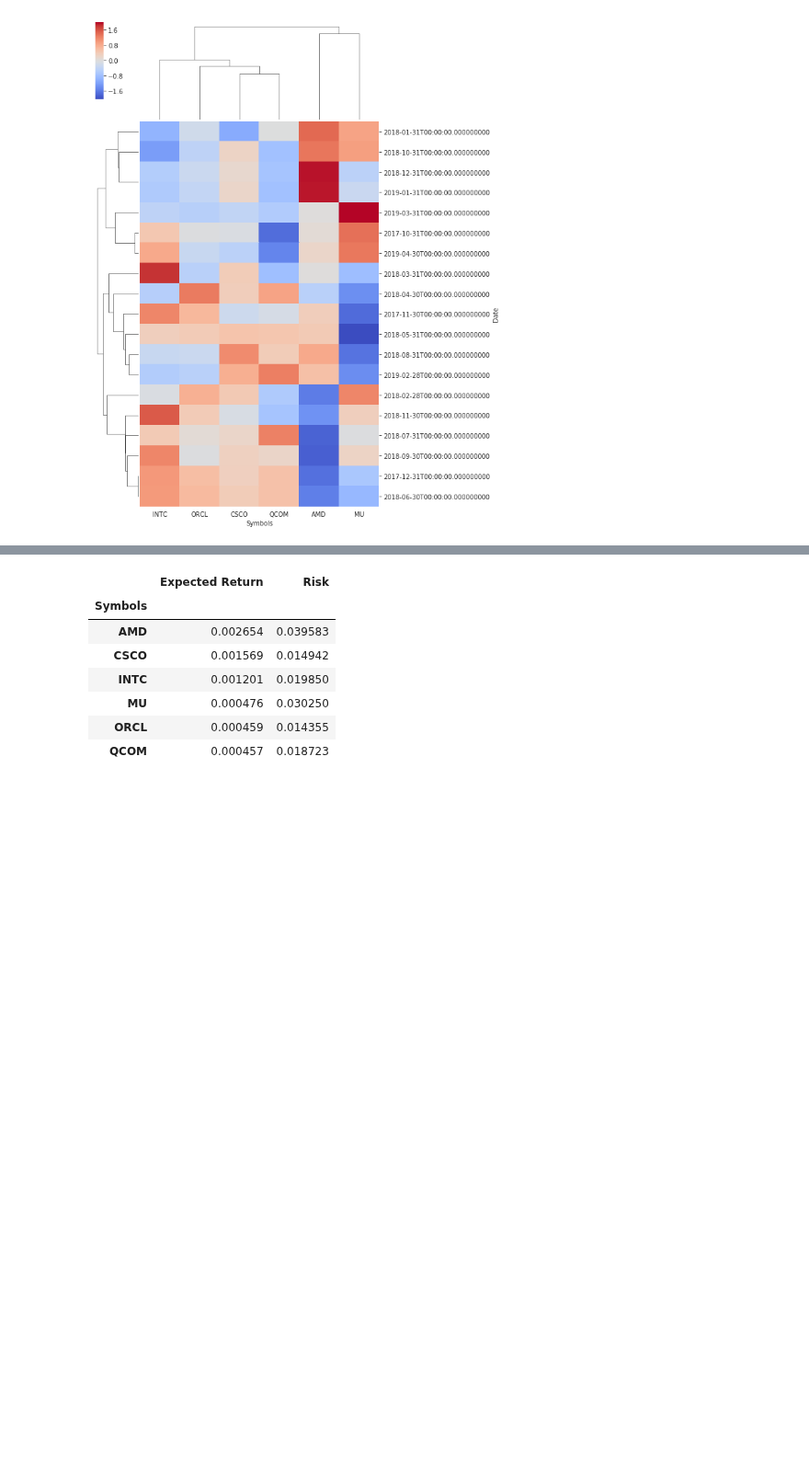
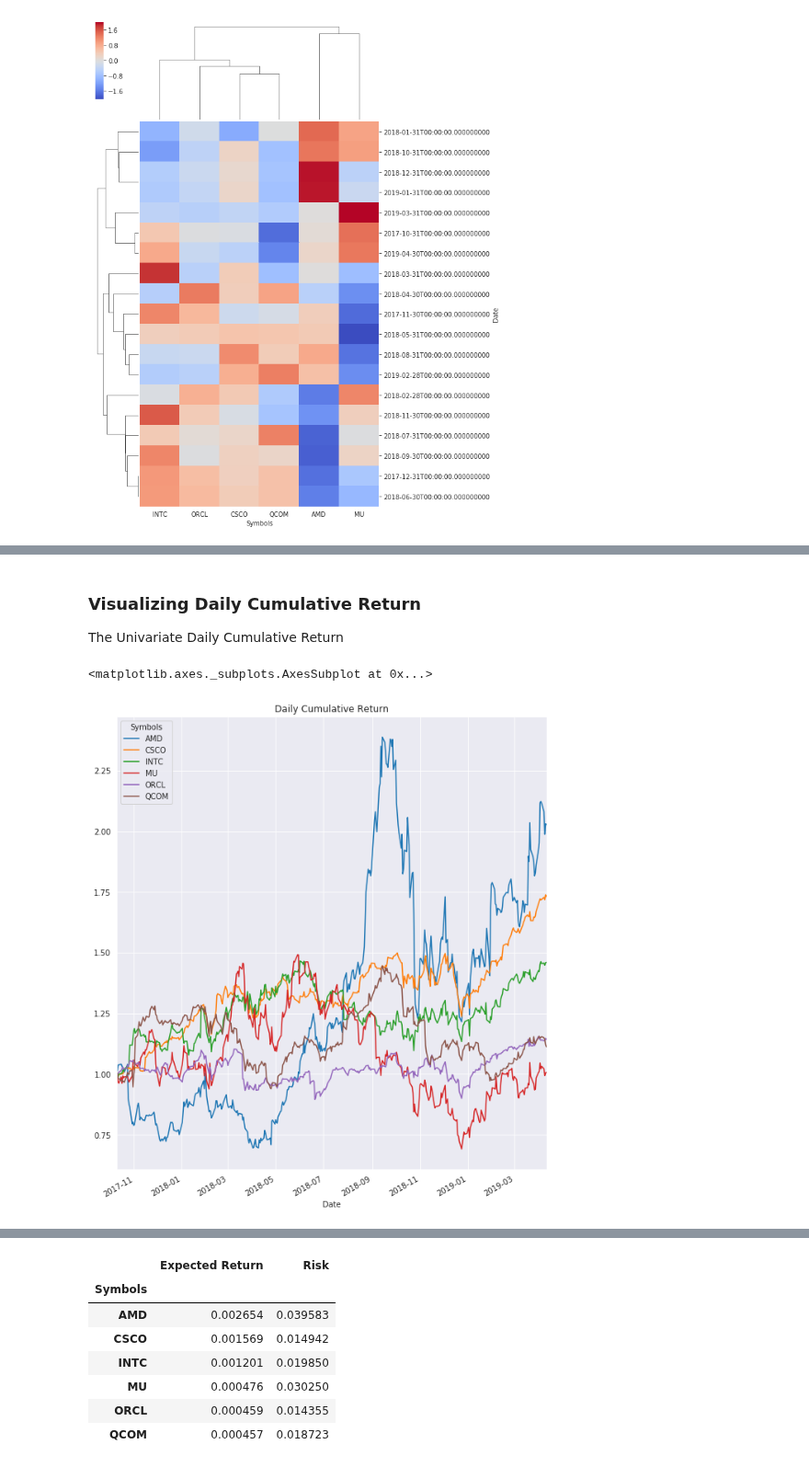
Before and after one commit to TrevorMcDougald/CS4315, a Jupyter notebook: Selecting the Predictive Dataset.ipynb, the cells around one changed output, grey strips where cells are left out. Shown at 92% size. Cells and saved outputs as stored; diff of their text form; code cells hidden in the pictures; blank space fills up the shorter version.

Commit message:
Added cumulative daily change

```diff
--- a/Selecting the Predictive Dataset.ipynb
+++ b/Selecting the Predictive Dataset.ipynb
@@ -24,11 +24,13 @@ sns.set_style('darkgrid')
 #  Stock tickers to retrieve historical index data
 ticker_index_data = ['AMD', 'CSCO', 'INTC', 'MU', 'ORCL', 'QCOM']
 
-start = '2017-10-10'
-end = '2019-04-10'
-#  Assign a database with historical stock quotes from Yahoo! Finance to each ticker
-#for ticker in ticker_index_data:
-    #globals()[ticker] = data.get_data_yahoo(ticker, start, end)
+start = datetime.date(2017, 10, 10)
+end = datetime.date(2019, 4, 10)
+#start = '2017-10-10'
+#end = '2019-04-10'
+# #  Assign a database with historical stock quotes from Yahoo! Finance to each ticker
+# for ticker in ticker_index_data:
+#     globals()[ticker] = data.get_data_yahoo(ticker, start, end)
                                                     #  Changed start to 1.5 years
 # %%
 #  The "axis" param of 1 represents concatenating along the column axis.
@@ -50,5 +51,5 @@ The pandas DataFrame **.pct_change()** method returns the percentage change
 stock_closing_prices = data.DataReader(ticker_index_data, 'yahoo', start, end)['Adj Close']
 # %%
 #  Calculate the Daily Return for each stock
-tech_daily_returns = stock_closing_prices.pct_change()
+tech_daily_change = stock_closing_prices.pct_change()
 # %% [markdown]
@@ -162,0 +167,2 @@ graph_returns = sns.clustermap(tech_month_returns.dropna(), metric="correlation"
+# %%
+tech_cum_daily_return = (1 + tech_daily_change).cumprod()
@@ -162,0 +191,8 @@ graph_returns = sns.clustermap(tech_month_returns.dropna(), metric="correlation"
+# %% [markdown]
+### Visualizing Daily Cumulative Return
+The Univariate Daily Cumulative Return
+# %%
+tech_cum_daily_return.plot(legend=True, title='Daily Cumulative Return', figsize=(10,12))
+# %% [output]
+<matplotlib.axes._subplots.AxesSubplot at 0x...>
+[figure, added]
```
Also changed, not shown: parts of 32 cells of this notebook, 1 other file.
